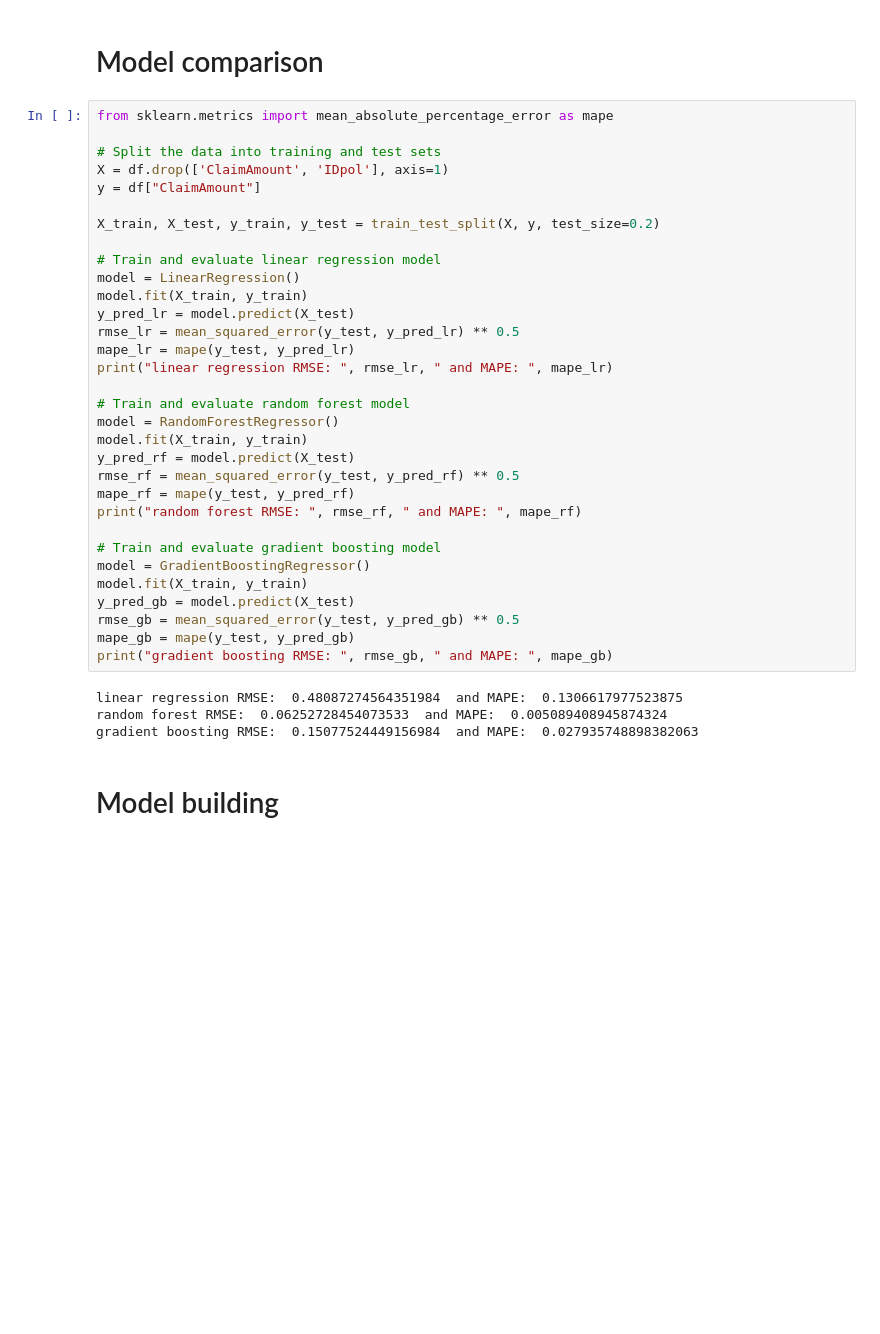
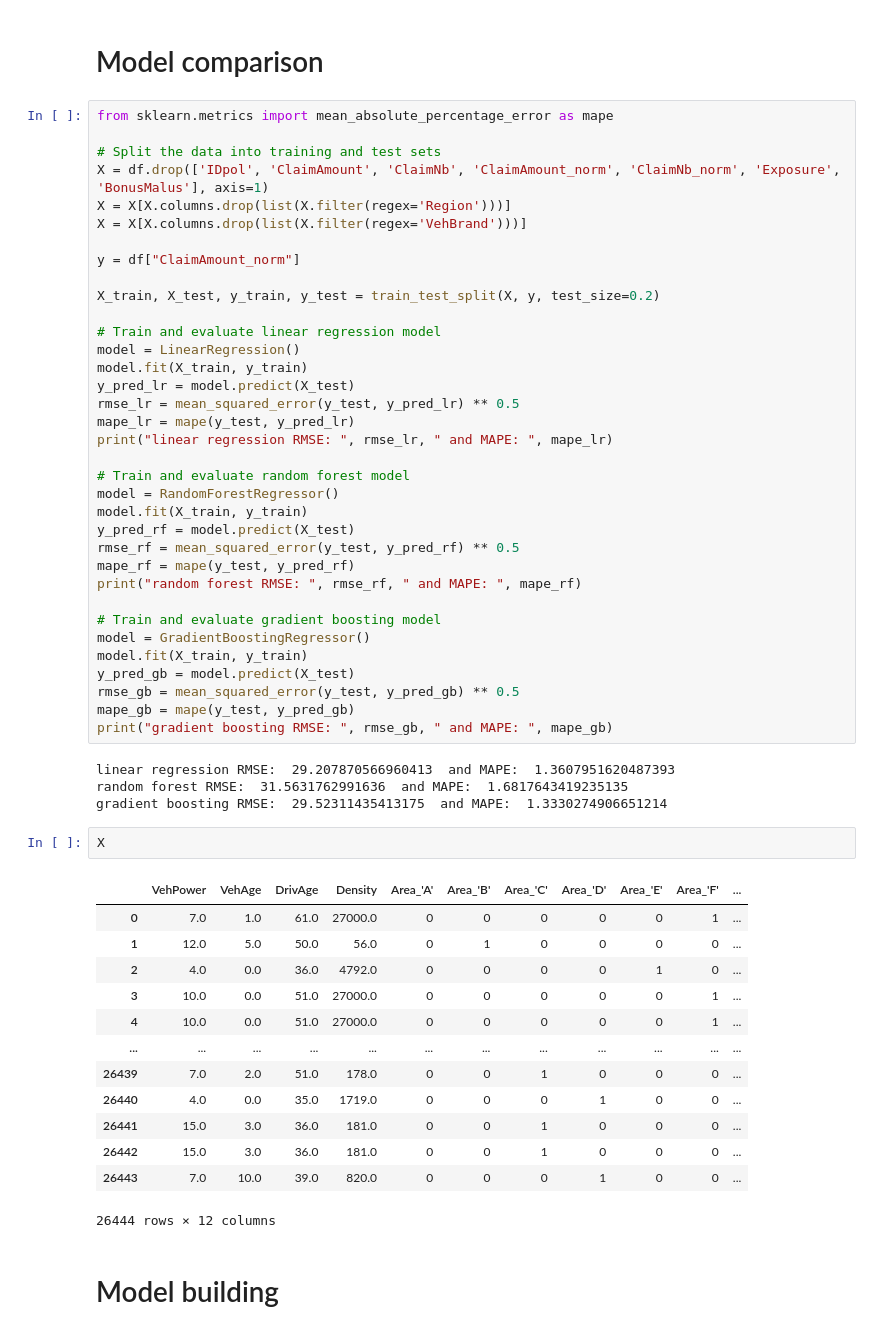
Before and after one commit to S-Moha-M-Kashani/versicherung_datascience, a Jupyter notebook: jupyter_notebook_kashani.ipynb, the cells around one changed output. Cells and saved outputs as stored; diff of their text form; blank space fills up the shorter version.

```diff
--- a/jupyter_notebook_kashani.ipynb
+++ b/jupyter_notebook_kashani.ipynb
@@ -228,8 +228,11 @@ df.dropna()
 from sklearn.metrics import mean_absolute_percentage_error as mape
 
 # Split the data into training and test sets
-X = df.drop(['ClaimAmount', 'IDpol'], axis=1)
-y = df["ClaimAmount"]
+X = df.drop(['IDpol', 'ClaimAmount', 'ClaimNb', 'ClaimAmount_norm', 'ClaimNb_norm', 'Exposure', 'BonusMalus'], axis=1)
+X = X[X.columns.drop(list(X.filter(regex='Region')))]
+X = X[X.columns.drop(list(X.filter(regex='VehBrand')))]
+
+y = df["ClaimAmount_norm"]
 
 X_train, X_test, y_train, y_test = train_test_split(X, y, test_size=0.2)
 
@@ -257,9 +260,25 @@ rmse_gb = mean_squared_error(y_test, y_pred_gb) ** 0.5
 mape_gb = mape(y_test, y_pred_gb)
 print("gradient boosting RMSE: ", rmse_gb, " and MAPE: ", mape_gb)
 # %% [output]
-linear regression RMSE:  0.48087274564351984  and MAPE:  0.1306617977523875
-random forest RMSE:  0.06252728454073533  and MAPE:  0.005089408945874324
-gradient boosting RMSE:  0.15077524449156984  and MAPE:  0.027935748898382063
+linear regression RMSE:  29.207870566960413  and MAPE:  1.3607951620487393
+random forest RMSE:  31.5631762991636  and MAPE:  1.6817643419235135
+gradient boosting RMSE:  29.52311435413175  and MAPE:  1.3330274906651214
+# %%
+X
+# %% [output]
+|  | VehPower | VehAge | DrivAge | Density | Area_'A' | Area_'B' | Area_'C' | Area_'D' | Area_'E' | Area_'F' | ... |
+| 0 | 7.0 | 1.0 | 61.0 | 27000.0 | 0 | 0 | 0 | 0 | 0 | 1 | ... |
+| 1 | 12.0 | 5.0 | 50.0 | 56.0 | 0 | 1 | 0 | 0 | 0 | 0 | ... |
+| 2 | 4.0 | 0.0 | 36.0 | 4792.0 | 0 | 0 | 0 | 0 | 1 | 0 | ... |
+| 3 | 10.0 | 0.0 | 51.0 | 27000.0 | 0 | 0 | 0 | 0 | 0 | 1 | ... |
+| 4 | 10.0 | 0.0 | 51.0 | 27000.0 | 0 | 0 | 0 | 0 | 0 | 1 | ... |
+| ... | ... | ... | ... | ... | ... | ... | ... | ... | ... | ... | ... |
+| 26439 | 7.0 | 2.0 | 51.0 | 178.0 | 0 | 0 | 1 | 0 | 0 | 0 | ... |
+| 26440 | 4.0 | 0.0 | 35.0 | 1719.0 | 0 | 0 | 0 | 1 | 0 | 0 | ... |
+| 26441 | 15.0 | 3.0 | 36.0 | 181.0 | 0 | 0 | 1 | 0 | 0 | 0 | ... |
+| 26442 | 15.0 | 3.0 | 36.0 | 181.0 | 0 | 0 | 1 | 0 | 0 | 0 | ... |
+| 26443 | 7.0 | 10.0 | 39.0 | 820.0 | 0 | 0 | 0 | 1 | 0 | 0 | ... |
+26444 rows × 12 columns
 # %% [markdown]
 # Model building
 # %%
```
Also changed, not shown: parts of 4 cells of this notebook.
